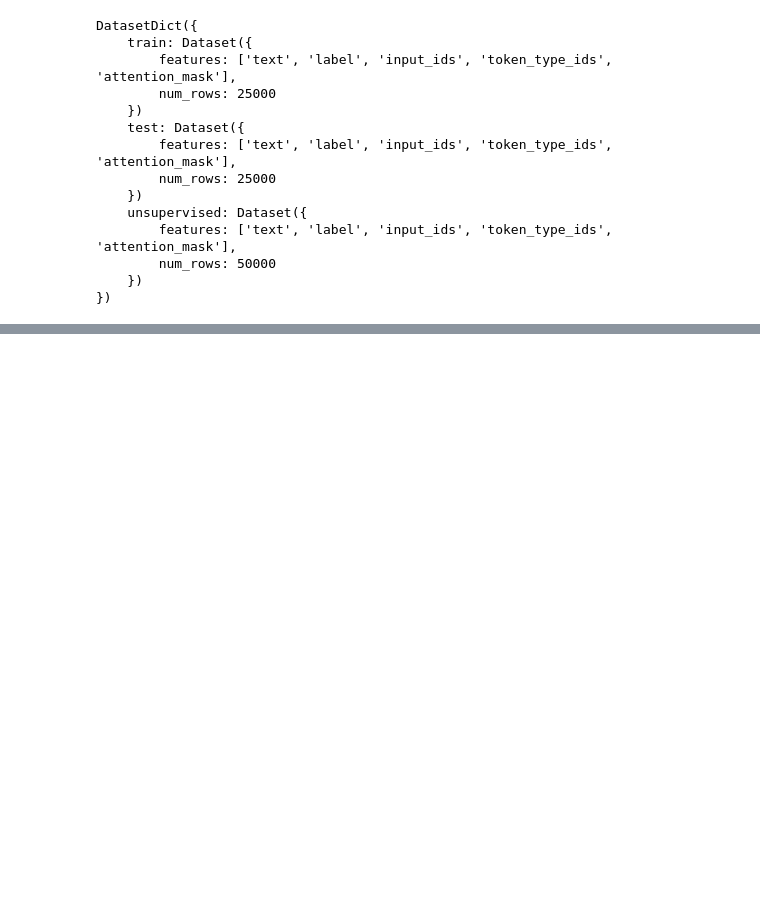
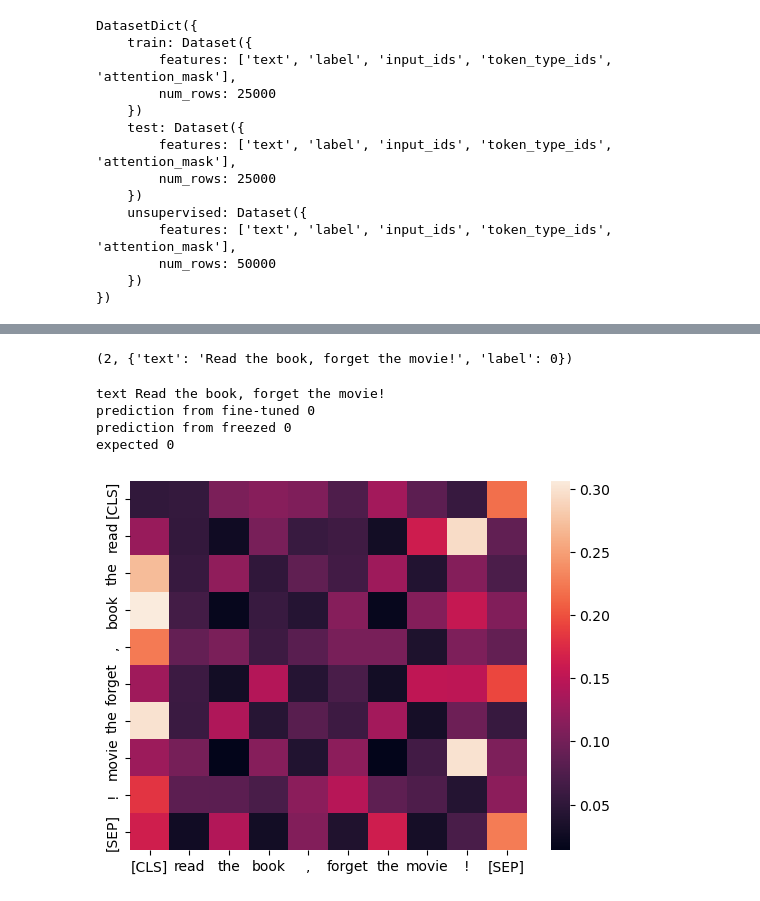
Before and after one commit to matv864/AI_work, a Jupyter notebook: machine/lab1/main.ipynb, the cells around one changed output, grey strips where cells are left out. Saved outputs shown, nothing was run; the diff lists cells and outputs as text; code cells hidden in the pictures; blank space fills up the shorter version.

```diff
--- a/machine/lab1/main.ipynb
+++ b/machine/lab1/main.ipynb
@@ -51,4 +51,7 @@ model_name = "distilbert-base-uncased"
 tokenizer = AutoTokenizer.from_pretrained(model_name)
 model = AutoModelForSequenceClassification.from_pretrained(model_name, num_labels=2, attn_implementation="eager")
 model.to(device)
+
+freezed_model = AutoModelForSequenceClassification.from_pretrained(model_name, num_labels=2, attn_implementation="eager")
+freezed_model.to(device)
 # %% [output]
@@ -244,0 +241,41 @@ plt.show()
+# %%
+def demonstrate(
+    text: str,
+    expected: int,
+):
+    inputs = tokenizer(
+        text,
+        return_tensors="pt"
+    ).to(device)
+
+    outputs = model(**inputs, output_attentions=True)
+    outputs_from_freezed = freezed_model(**inputs, output_attentions=True)
+
+    pred = torch.argmax(outputs.logits, dim=1).item()
+    pred_from_freezed = torch.argmax(outputs_from_freezed.logits, dim=1).item()
+    print(f"text {text}")
+    print(f"prediction from fine-tuned {pred}")
+    print(f"prediction from freezed {pred_from_freezed}")
+    print(f"expected {expected}")
+
+    att = outputs.attentions[0][0][0].detach().cpu().numpy()
+
+    tokens = tokenizer.convert_ids_to_tokens(inputs["input_ids"][0])
+
+    sns.heatmap(att, xticklabels=tokens, yticklabels=tokens)
+    plt.show()
+# %%
+dataset = load_dataset("imdb")
+samples = list(dataset["test"])
+samples.sort(key=lambda x: len(x["text"]))
+len(samples[0]), samples[0]
+# %% [output]
+(2, {'text': 'Read the book, forget the movie!', 'label': 0})
+# %%
+demonstrate(samples[0]["text"], samples[0]["label"])
+# %% [output]
+text Read the book, forget the movie!
+prediction from fine-tuned 0
+prediction from freezed 0
+expected 0
+[figure, added]
```
Also changed, not shown: parts of 10 cells of this notebook.
